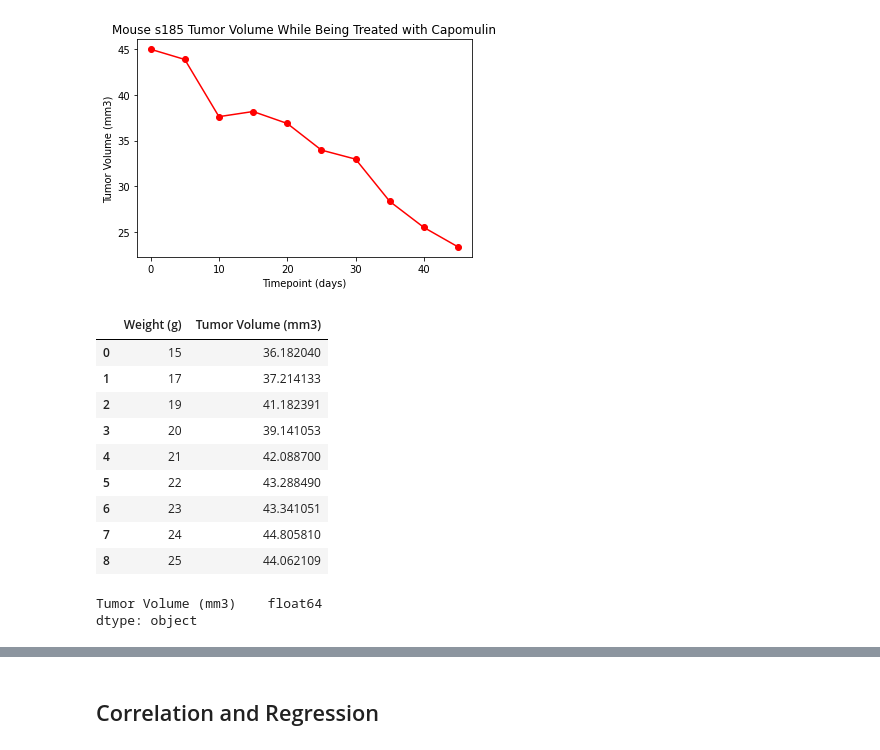
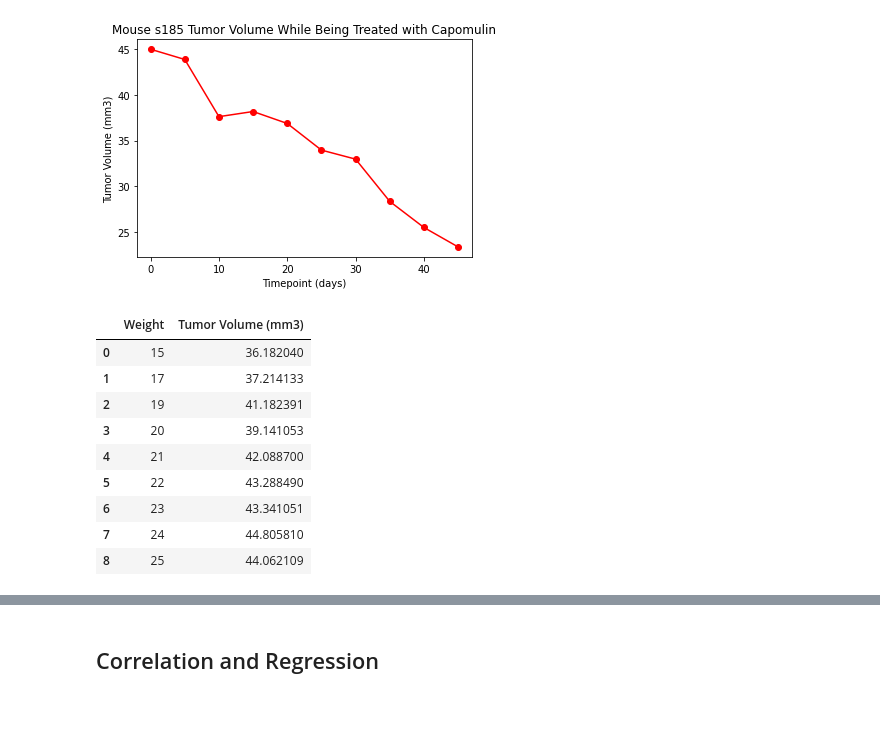
Before and after one commit to potterc22/MatPlotLib-Challenge, a Jupyter notebook: pymaceuticals_starter.ipynb, the cells around one changed output, grey strips where cells are left out. Drawn from its saved outputs; the diff is of its cells as text; code cells hidden in the pictures; blank space fills up the shorter version.

```diff
--- a/pymaceuticals_starter.ipynb
+++ b/pymaceuticals_starter.ipynb
@@ -275,15 +273,17 @@ plt.show()
 # %%
 # Generate a scatter plot of mouse weight versus average tumor volume for the Capomulin regimen
 # Remove all columns but weight and tumor volume from Capomulin data
 weight_vs_vol_data = Capomulin[['Weight (g)', 'Tumor Volume (mm3)']]
+weight_vs_vol_data = weight_vs_vol_data.rename(columns={'Weight (g)': 'Weight'})
 # group by weight
-weights = weight_vs_vol_data.groupby('Weight (g)')
+weights = weight_vs_vol_data.groupby('Weight')
 # calculate the average tumor volume for each weight
 scatter_data = pd.DataFrame(weights['Tumor Volume (mm3)'].mean())
 # reset the index to allow me to use the weight column for the graph
-scatter_data.reset_index()
+scatter_data = scatter_data.reset_index()
+scatter_data
 # %% [output]
-|  | Weight (g) | Tumor Volume (mm3) |
+|  | Weight | Tumor Volume (mm3) |
 | 0 | 15 | 36.182040 |
 | 1 | 17 | 37.214133 |
 | 2 | 19 | 41.182391 |
@@ -293,10 +293,5 @@ scatter_data.reset_index()
 | 6 | 23 | 43.341051 |
 | 7 | 24 | 44.805810 |
 | 8 | 25 | 44.062109 |
-# %%
-scatter_data.dtypes
-# %% [output]
-Tumor Volume (mm3)    float64
-dtype: object
 # %%
 # Generate a scatter plot of mouse weight versus average tumor volume for the Capomulin regimen
```
Also changed, not shown: parts of 5 cells of this notebook.
